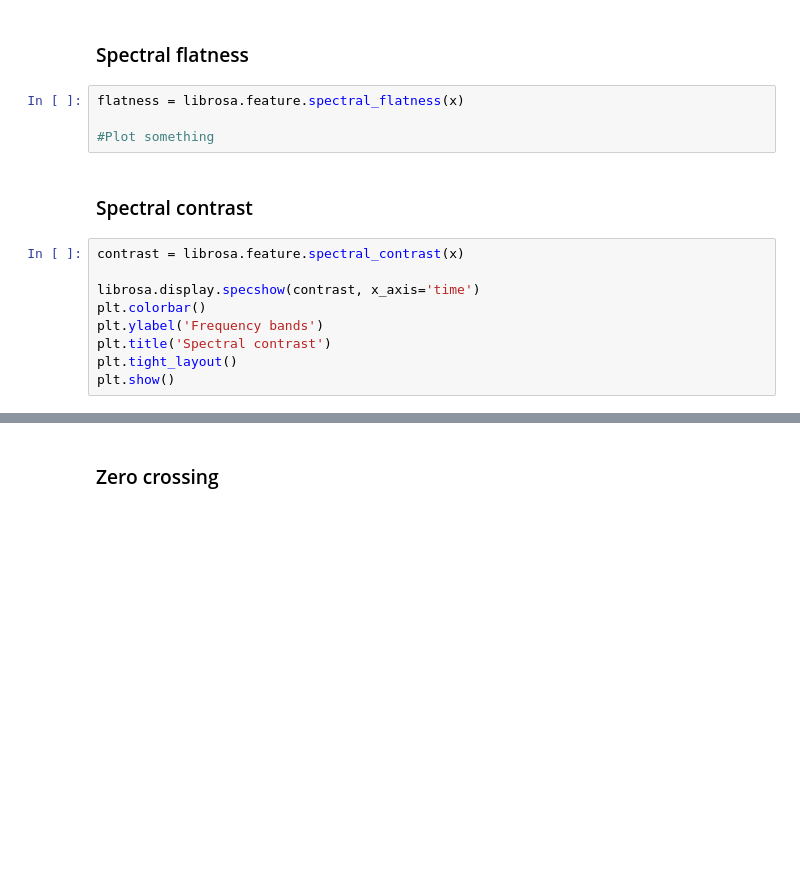
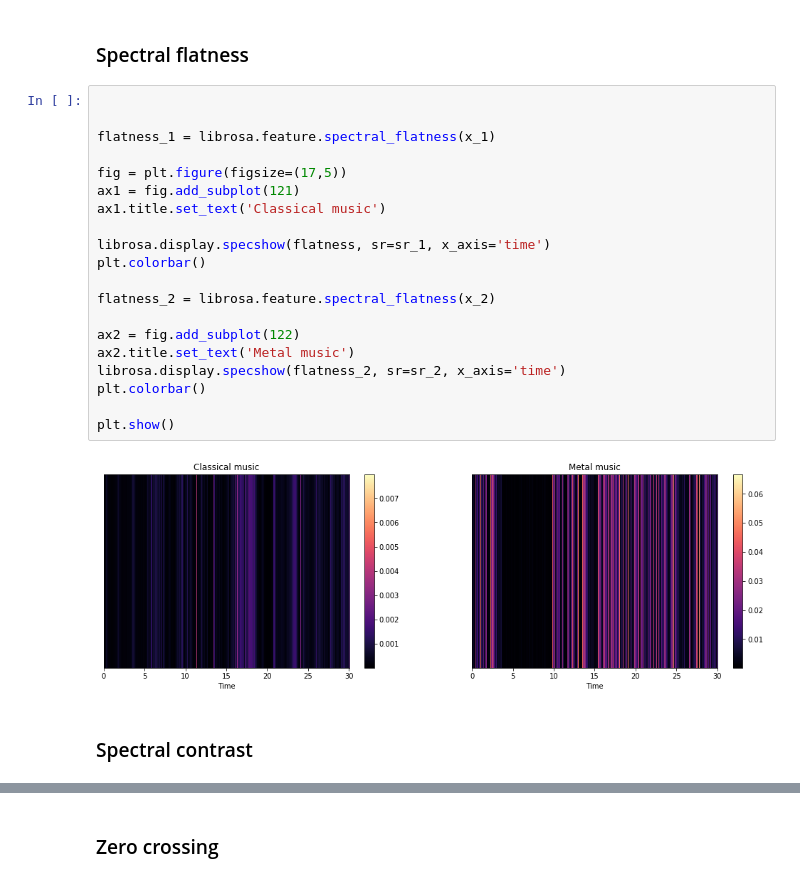
Before and after one commit to yazidmouline/MusicGenreClassification, a Jupyter notebook: Dataset.ipynb, the cells around one changed output, grey strips where cells are left out. Drawn from its saved outputs; the diff is of its cells as text; blank space fills up the shorter version.

```diff
--- a/Dataset.ipynb
+++ b/Dataset.ipynb
@@ -82,18 +121,27 @@ NameError: name 'ax' is not defined
 [figure]
 # %% [markdown]
 <h3>Spectral flatness</h3>
-# %%
-flatness = librosa.feature.spectral_flatness(x)
-
-#Plot something
+# %%
+
+
+flatness_1 = librosa.feature.spectral_flatness(x_1)
+
+fig = plt.figure(figsize=(17,5))
+ax1 = fig.add_subplot(121)
+ax1.title.set_text('Classical music')
+
+librosa.display.specshow(flatness, sr=sr_1, x_axis='time')
+plt.colorbar()
+
+flatness_2 = librosa.feature.spectral_flatness(x_2)
+
+ax2 = fig.add_subplot(122)
+ax2.title.set_text('Metal music')
+librosa.display.specshow(flatness_2, sr=sr_2, x_axis='time')
+plt.colorbar()
+
+plt.show()
+# %% [output]
+[figure, added]
 # %% [markdown]
 <h3>Spectral contrast</h3>
-# %%
-contrast = librosa.feature.spectral_contrast(x)
-
-librosa.display.specshow(contrast, x_axis='time')
-plt.colorbar()
-plt.ylabel('Frequency bands')
-plt.title('Spectral contrast')
-plt.tight_layout()
-plt.show()
```
Also changed, not shown: parts of 8 cells of this notebook, 2 other files.
